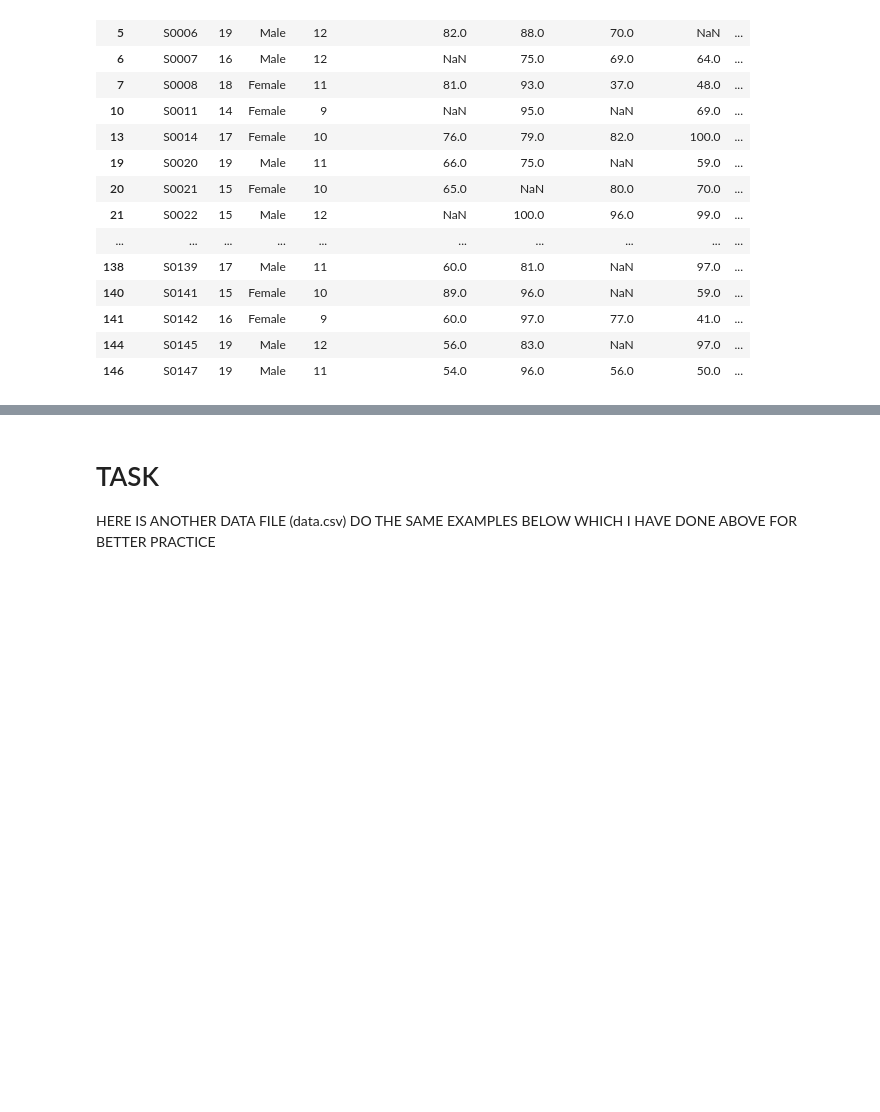
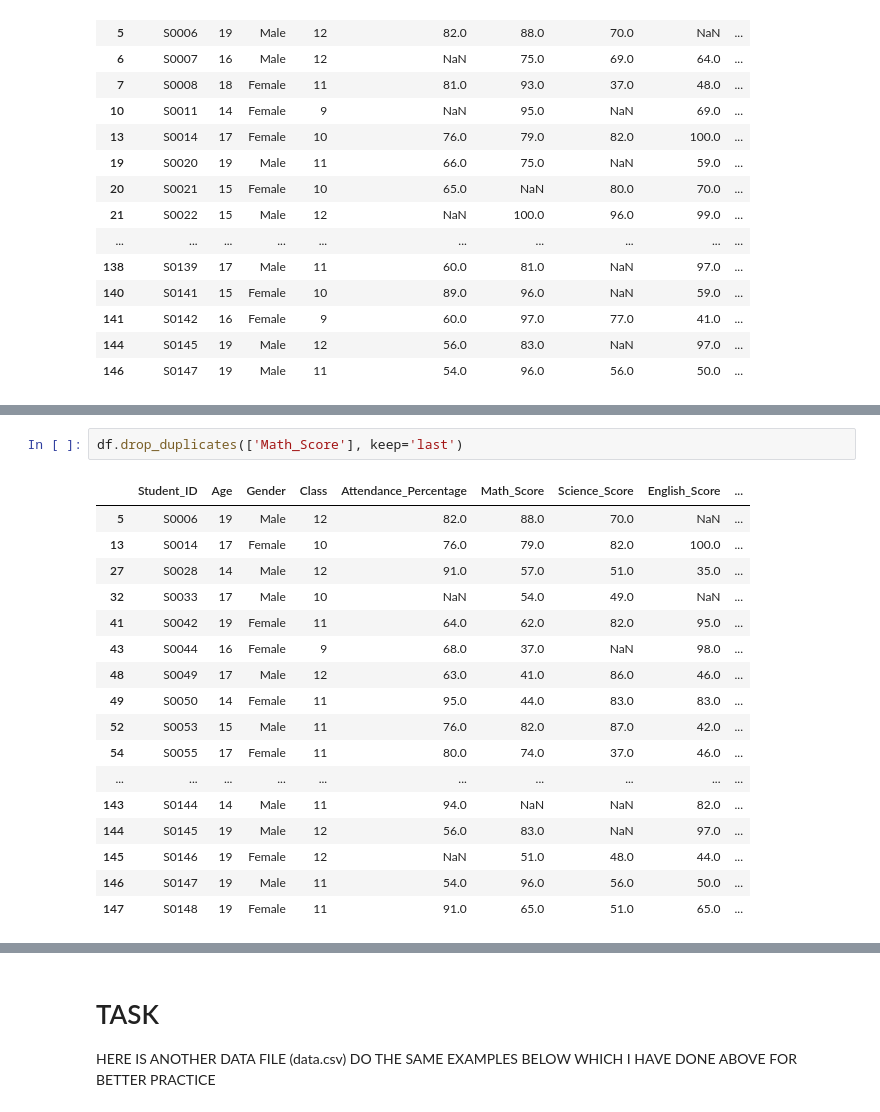
Before and after one commit to Pragnesh-10/Pandas_Notes, a Jupyter notebook: 08_filtering.ipynb, the cells around one changed output, grey strips where cells are left out. Drawn from its saved outputs; the diff is of its cells as text; blank space fills up the shorter version.

```diff
--- a/08_filtering.ipynb
+++ b/08_filtering.ipynb
@@ -189,0 +311,20 @@ df[(df['Math_Score'] >= 75) | (df['Science_Score'] == 80)]
+# %%
+df.drop_duplicates(['Math_Score'], keep='last')
+# %% [output]
+|  | Student_ID | Age | Gender | Class | Attendance_Percentage | Math_Score | Science_Score | English_Score | ... |
+| 5 | S0006 | 19 | Male | 12 | 82.0 | 88.0 | 70.0 | NaN | ... |
+| 13 | S0014 | 17 | Female | 10 | 76.0 | 79.0 | 82.0 | 100.0 | ... |
+| 27 | S0028 | 14 | Male | 12 | 91.0 | 57.0 | 51.0 | 35.0 | ... |
+| 32 | S0033 | 17 | Male | 10 | NaN | 54.0 | 49.0 | NaN | ... |
+| 41 | S0042 | 19 | Female | 11 | 64.0 | 62.0 | 82.0 | 95.0 | ... |
+| 43 | S0044 | 16 | Female | 9 | 68.0 | 37.0 | NaN | 98.0 | ... |
+| 48 | S0049 | 17 | Male | 12 | 63.0 | 41.0 | 86.0 | 46.0 | ... |
+| 49 | S0050 | 14 | Female | 11 | 95.0 | 44.0 | 83.0 | 83.0 | ... |
+| 52 | S0053 | 15 | Male | 11 | 76.0 | 82.0 | 87.0 | 42.0 | ... |
+| 54 | S0055 | 17 | Female | 11 | 80.0 | 74.0 | 37.0 | 46.0 | ... |
+| ... | ... | ... | ... | ... | ... | ... | ... | ... | ... |
+| 143 | S0144 | 14 | Male | 11 | 94.0 | NaN | NaN | 82.0 | ... |
+| 144 | S0145 | 19 | Male | 12 | 56.0 | 83.0 | NaN | 97.0 | ... |
+| 145 | S0146 | 19 | Female | 12 | NaN | 51.0 | 48.0 | 44.0 | ... |
+| 146 | S0147 | 19 | Male | 11 | 54.0 | 96.0 | 56.0 | 50.0 | ... |
+| 147 | S0148 | 19 | Female | 11 | 91.0 | 65.0 | 51.0 | 65.0 | ... |
```
Also changed, not shown: parts of 10 cells of this notebook, 1 other file.
